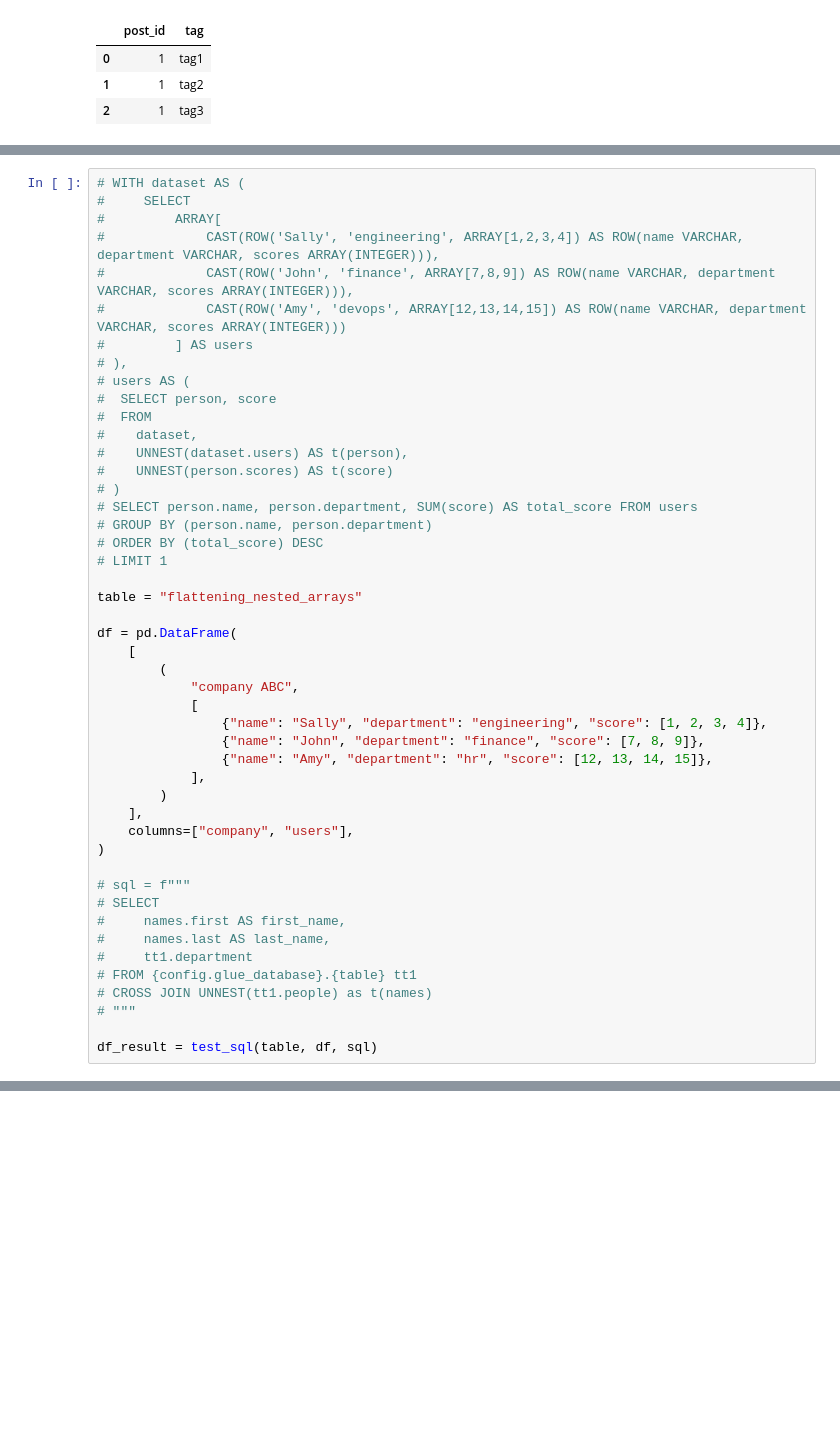
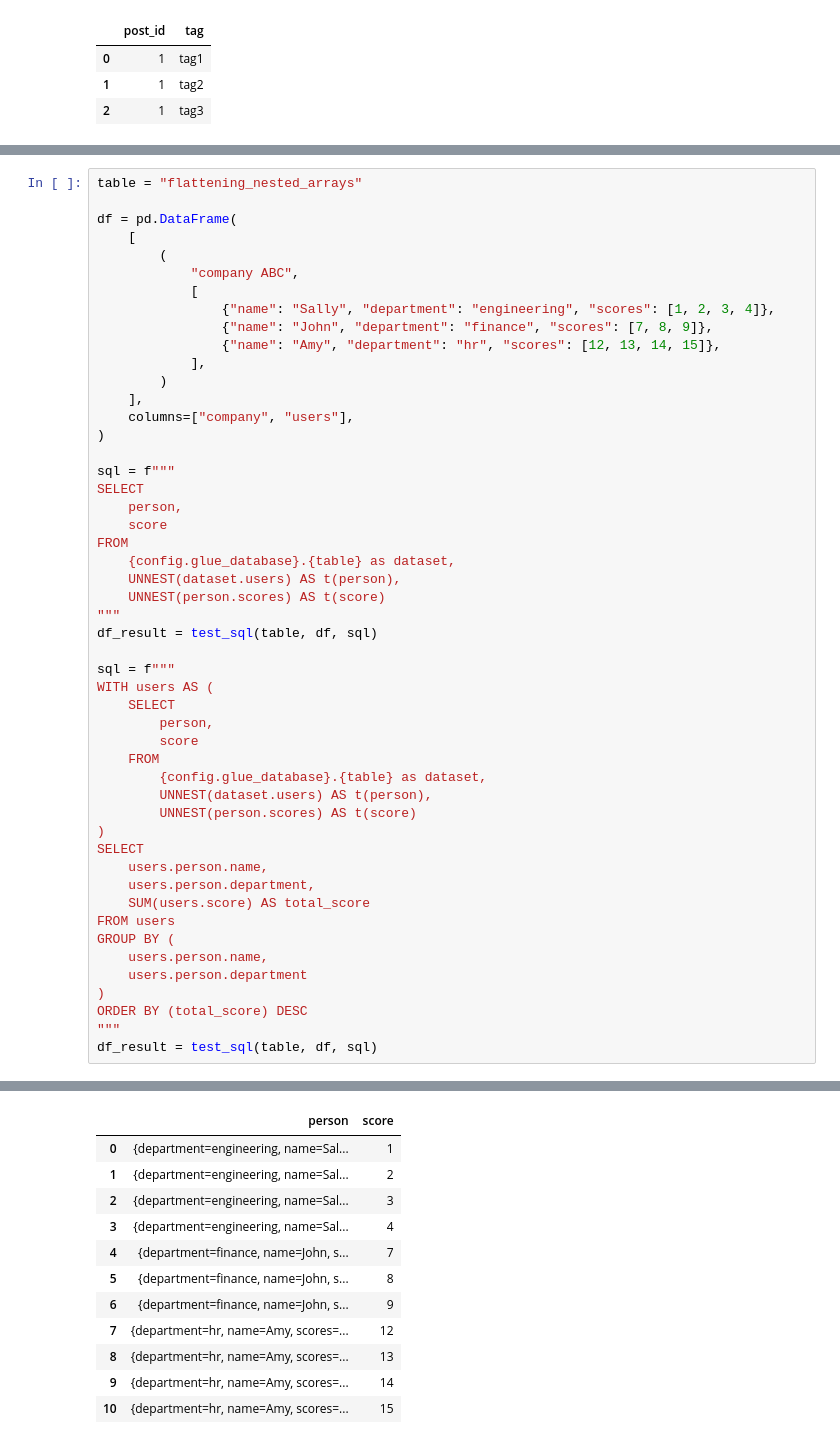
Before and after one commit to MacHu-GWU/learn_aws-project, a Jupyter notebook: docs/source/Analytics/Athena-Root/97-Athena-SQL-Examples/athena_sql_examples.ipynb, the cells around one changed output, grey strips where cells are left out. Drawn from its saved outputs; the diff is of its cells as text; blank space fills up the shorter version.

```diff
--- a/docs/source/Analytics/Athena-Root/97-Athena-SQL-Examples/athena_sql_examples.ipynb
+++ b/docs/source/Analytics/Athena-Root/97-Athena-SQL-Examples/athena_sql_examples.ipynb
@@ -216,26 +218,6 @@ CROSS JOIN UNNEST(tt1.people) as t(names)
 | 1 | Jane | Doe | engineering |
 | 2 | Billy | Wilson | engineering |
 # %%
-# WITH dataset AS (
-#     SELECT
-#         ARRAY[
-#             CAST(ROW('Sally', 'engineering', ARRAY[1,2,3,4]) AS ROW(name VARCHAR, department VARCHAR, scores ARRAY(INTEGER))),
-#             CAST(ROW('John', 'finance', ARRAY[7,8,9]) AS ROW(name VARCHAR, department VARCHAR, scores ARRAY(INTEGER))),
-#             CAST(ROW('Amy', 'devops', ARRAY[12,13,14,15]) AS ROW(name VARCHAR, department VARCHAR, scores ARRAY(INTEGER)))
-#         ] AS users
-# ),
-# users AS (
-#  SELECT person, score
-#  FROM
-#    dataset,
-#    UNNEST(dataset.users) AS t(person),
-#    UNNEST(person.scores) AS t(score)
-# )
-# SELECT person.name, person.department, SUM(score) AS total_score FROM users
-# GROUP BY (person.name, person.department)
-# ORDER BY (total_score) DESC
-# LIMIT 1
-
 table = "flattening_nested_arrays"
 
 df = pd.DataFrame(
@@ -243,24 +225,47 @@ df = pd.DataFrame(
         (
             "company ABC",
             [
-                {"name": "Sally", "department": "engineering", "score": [1, 2, 3, 4]},
-                {"name": "John", "department": "finance", "score": [7, 8, 9]},
-                {"name": "Amy", "department": "hr", "score": [12, 13, 14, 15]},
+                {"name": "Sally", "department": "engineering", "scores": [1, 2, 3, 4]},
+                {"name": "John", "department": "finance", "scores": [7, 8, 9]},
+                {"name": "Amy", "department": "hr", "scores": [12, 13, 14, 15]},
             ],
         )
     ],
     columns=["company", "users"],
 )
 
-# sql = f"""
-# SELECT
-#     names.first AS first_name,
-#     names.last AS last_name,
-#     tt1.department
-# FROM {config.glue_database}.{table} tt1
-# CROSS JOIN UNNEST(tt1.people) as t(names)
-# """
+sql = f"""
+SELECT
+    person,
+    score
+FROM
+    {config.glue_database}.{table} as dataset,
+    UNNEST(dataset.users) AS t(person),
+    UNNEST(person.scores) AS t(score)
+"""
+df_result = test_sql(table, df, sql)
 
+sql = f"""
+WITH users AS (
+    SELECT
+        person,
+        score
+    FROM
+        {config.glue_database}.{table} as dataset,
+        UNNEST(dataset.users) AS t(person),
+        UNNEST(person.scores) AS t(score)
+)
+SELECT
+    users.person.name,
+    users.person.department,
+    SUM(users.score) AS total_score
+FROM users
+GROUP BY (
+    users.person.name,
+    users.person.department
+)
+ORDER BY (total_score) DESC
+"""
 df_result = test_sql(table, df, sql)
 # %% [output]
 ───────────────────────────────────────── table: flattening_nested_arrays ─────────────────────────────────────────
@@ -276,0 +283,12 @@ OperationalError: COLUMN_NOT_FOUND: line 6:19: Column 'tt1.people' cannot be res
+|  | person | score |
+| 0 | {department=engineering, name=Sal... | 1 |
+| 1 | {department=engineering, name=Sal... | 2 |
+| 2 | {department=engineering, name=Sal... | 3 |
+| 3 | {department=engineering, name=Sal... | 4 |
+| 4 | {department=finance, name=John, s... | 7 |
+| 5 | {department=finance, name=John, s... | 8 |
+| 6 | {department=finance, name=John, s... | 9 |
+| 7 | {department=hr, name=Amy, scores=... | 12 |
+| 8 | {department=hr, name=Amy, scores=... | 13 |
+| 9 | {department=hr, name=Amy, scores=... | 14 |
+| 10 | {department=hr, name=Amy, scores=... | 15 |
```
Also changed, not shown: parts of 3 cells of this notebook.
